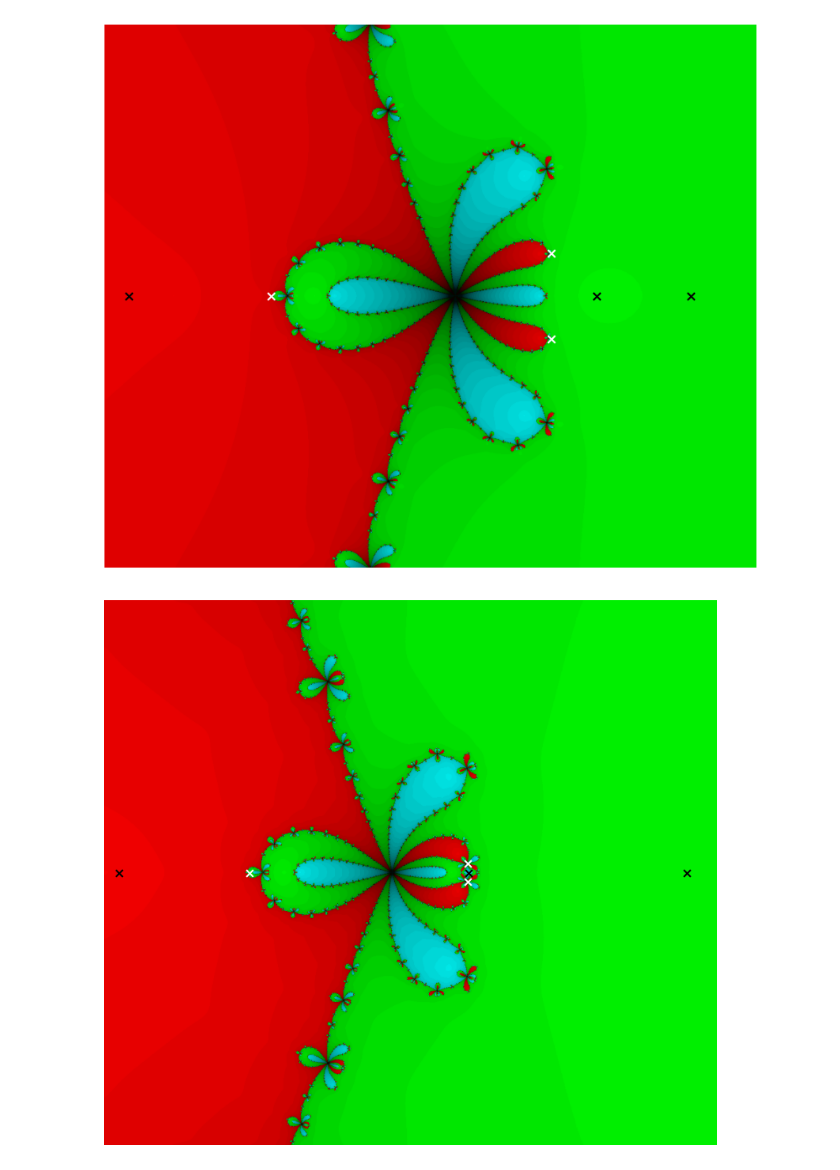
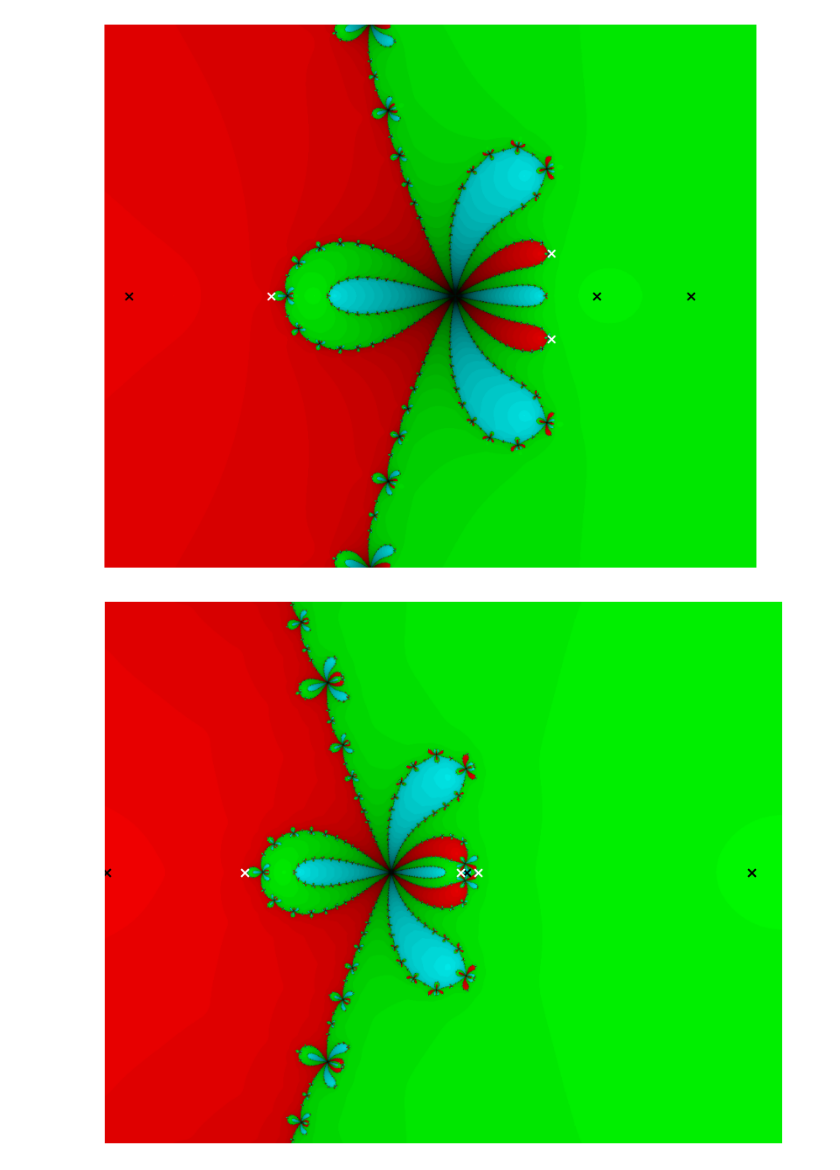
Before and after one commit to davidrosado4/damped-Traub-method, a Jupyter notebook: numerical_evidences/experiments.ipynb, the cells around one changed output. Cells and saved outputs as stored; diff of their text form; code cells hidden in the pictures.

Commit message:
continuity in delta with fixed&crit

```diff
--- a/numerical_evidences/experiments.ipynb
+++ b/numerical_evidences/experiments.ipynb
@@ -73,17 +75,17 @@ plot_colored_damped_traub_2left(f, der_f, (0.1,0.7), (-0.25,0.25), 1024,1024,roo
 # %%
 def f(z):
     return z*(z-1)*(z-2)
 
 def der_f(z):
     return 3*z**2 - 6*z + 2
 
 roots = [0, 1, 2]
 colors = [
     [255, 0, 0],  # Red
     [0, 255, 0],  # Green
     [0, 255, 255],  # Blue
 ]
 
-plot_colored_damped_traub_2left(f, der_f, (0,0.9), (-0.4,0.4), 1024,1024,roots, colors, delta = 0.99,print_free_fixed=True)
+plot_colored_damped_traub_2left(f, der_f, (0,1), (-0.4,0.4), 1024,1024,roots, colors, delta = 0.99,print_free_fixed=True)
 # %% [output]
-[figure, old version]
+[figure, new version]
```
Also changed, not shown: parts of 18 cells of this notebook, 1 other file.
